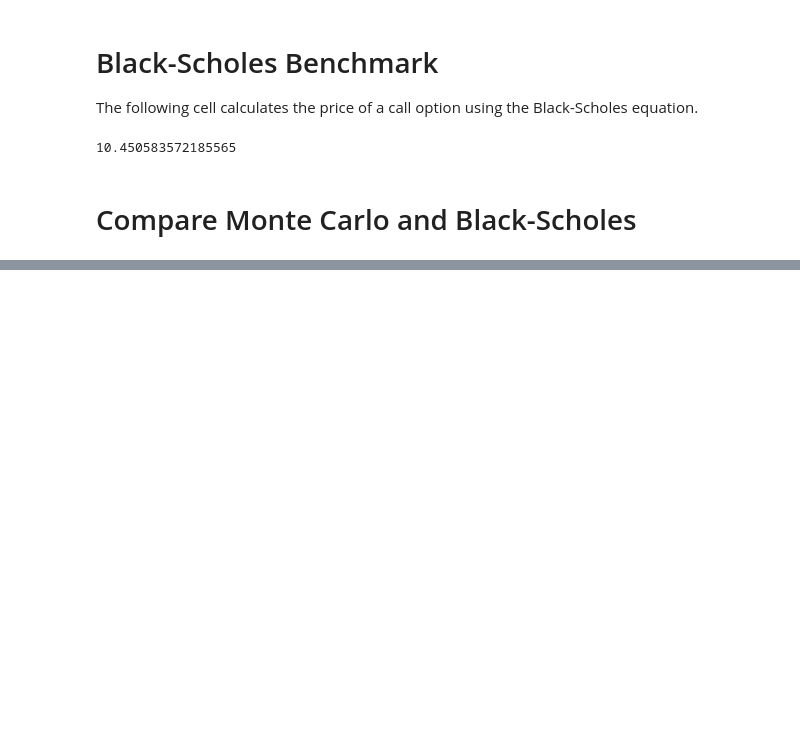
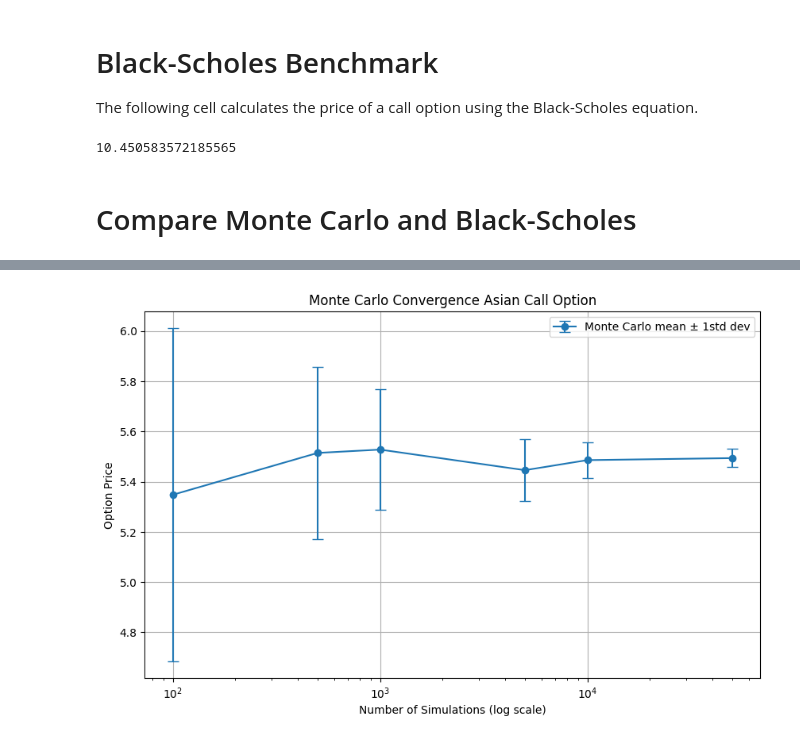
Before and after one commit to nitheesh-dharma/monte-carlo-simulations, a Jupyter notebook: Monte_carlo_simulations.ipynb, the cells around one changed output, grey strips where cells are left out. Saved outputs shown, nothing was run; the diff lists cells and outputs as text; code cells hidden in the pictures; blank space fills up the shorter version.

```diff
--- a/Monte_carlo_simulations.ipynb
+++ b/Monte_carlo_simulations.ipynb
@@ -181,0 +222,18 @@ plt.show()
+# %%
+# Monte Carlo simulation for Asian call option pricing
+def monte_carlo_asian_call_price(S0, K, r, sigma, T, n_steps, n_paths):
+    # Simulate stock price paths using geometric Brownian motion
+    paths = gbm_paths(S0, r,q,sigma, T, n_steps,n_paths)
+
+    # Calculate the average stock price over the path for each simulation
+    average_prices = np.mean(paths, axis=0)
+    # Calculate the payoff of the Asian call option at maturity
+    payoffs = np.maximum(average_prices - K, 0)
+    # Discount the average payoff back to present value to get the Asian call option price
+    price = np.exp(-r * T) * np.mean(payoffs)
+
+    return price
+
+# Calculate the Asian call option price using Monte Carlo simulation using same parameters as for european call option
+asian_price = monte_carlo_asian_call_price(S0, K, r, sigma, T, n_steps, n_paths)
+print(f"Asian Call Price: {asian_price:.6f}")
@@ -181,0 +246,17 @@ plt.show()
+# %%
+# To analyze the convergence of the Monte Carlo estimate for the Asian call option price, we can use the same approach as we did for the European call option. We will define a range of simulation sizes and calculate the mean and standard deviation of the estimates for each size.
+partial_asian_price_func = partial(monte_carlo_asian_call_price, S0, K, r, sigma, T, n_steps)
+mean_asian_estimates, std_asian_estimates = calculate_mc_estimate_std(simulation_sizes, n_repeats, partial_asian_price_func)
+
+# Plot the convergence of Monte Carlo estimates as the number of simulations increases
+plt.figure(figsize=(10, 6))
+plt.errorbar(simulation_sizes, mean_asian_estimates, yerr=std_asian_estimates, marker='o',capsize=5, label ="Monte Carlo mean ± 1std dev")
+plt.xscale("log")
+plt.title("Monte Carlo Convergence Asian Call Option")
+plt.xlabel("Number of Simulations (log scale)")
+plt.ylabel("Option Price")
+plt.legend()
+plt.grid(True)
+plt.show()
+# %% [output]
+[figure, added]
```
Also changed, not shown: parts of 12 cells of this notebook.
